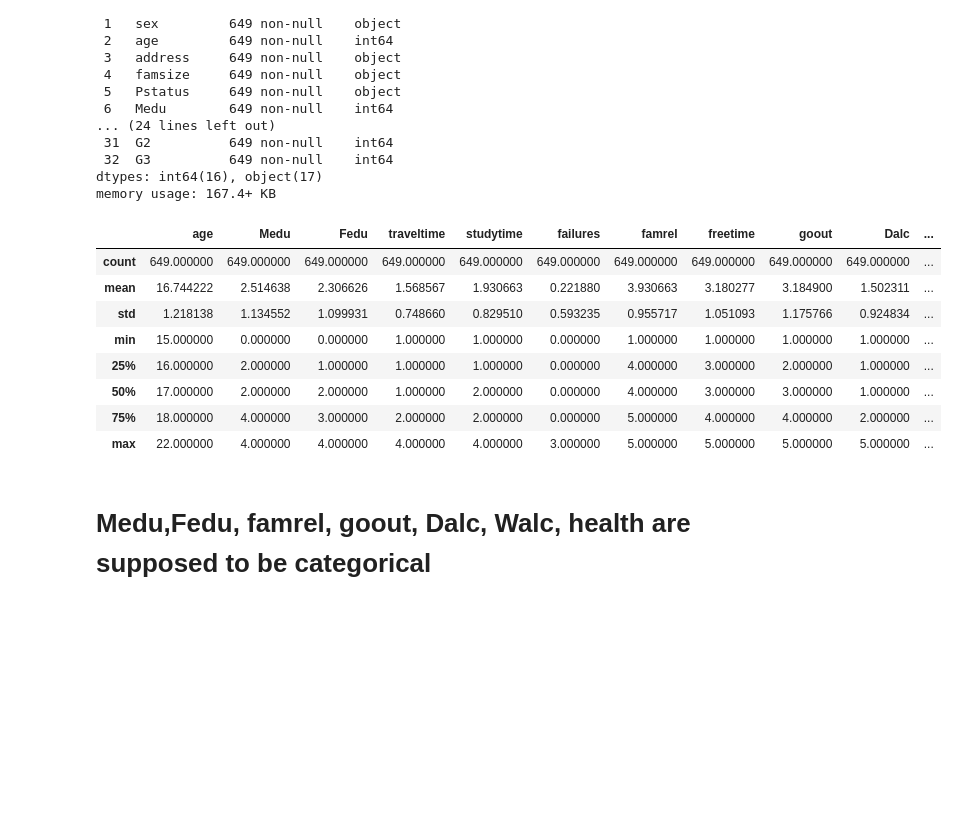
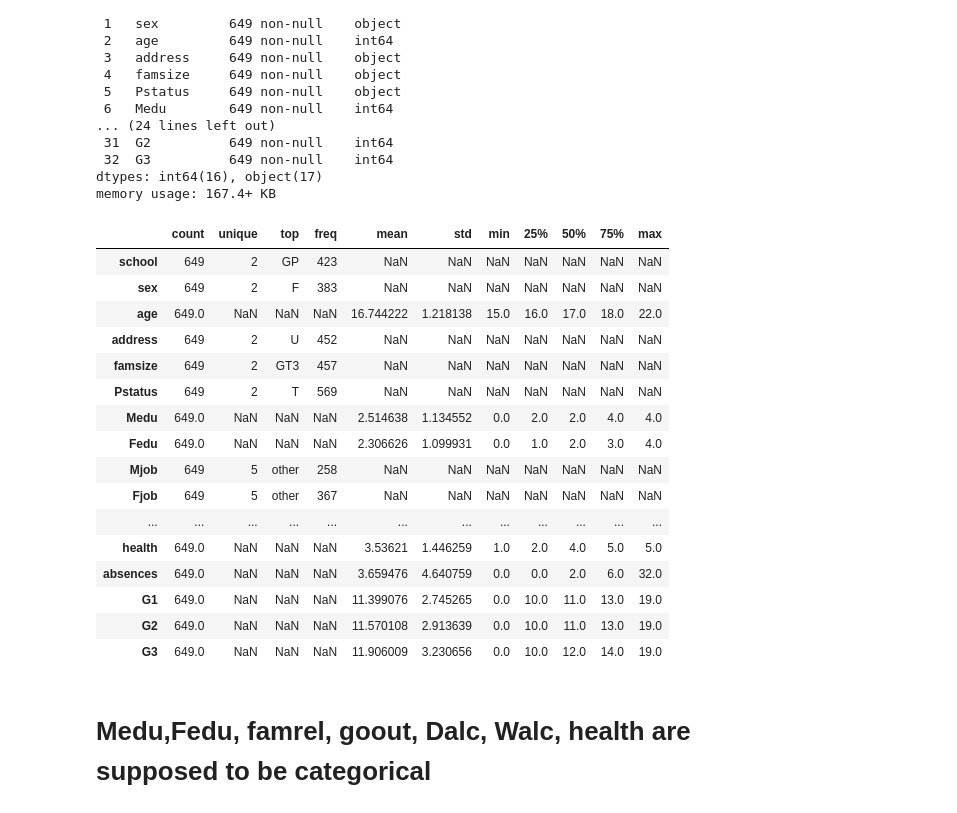
Before and after one commit to potatopotati/SC1015-mini-project, a Jupyter notebook: mini proj.ipynb, the cells around one changed output. Saved outputs shown, nothing was run; the diff lists cells and outputs as text; code cells hidden in the pictures; blank space fills up the shorter version.

```diff
--- a/mini proj.ipynb
+++ b/mini proj.ipynb
@@ -27,17 +27,25 @@ Data columns (total 33 columns):
 dtypes: int64(16), object(17)
 memory usage: 167.4+ KB
 # %%
-grade_df.describe()
+grade_df.describe(include='all').T
 # %% [output]
-|  | age | Medu | Fedu | traveltime | studytime | failures | famrel | freetime | goout | Dalc | ... |
-| count | 649.000000 | 649.000000 | 649.000000 | 649.000000 | 649.000000 | 649.000000 | 649.000000 | 649.000000 | 649.000000 | 649.000000 | ... |
-| mean | 16.744222 | 2.514638 | 2.306626 | 1.568567 | 1.930663 | 0.221880 | 3.930663 | 3.180277 | 3.184900 | 1.502311 | ... |
-| std | 1.218138 | 1.134552 | 1.099931 | 0.748660 | 0.829510 | 0.593235 | 0.955717 | 1.051093 | 1.175766 | 0.924834 | ... |
-| min | 15.000000 | 0.000000 | 0.000000 | 1.000000 | 1.000000 | 0.000000 | 1.000000 | 1.000000 | 1.000000 | 1.000000 | ... |
-| 25% | 16.000000 | 2.000000 | 1.000000 | 1.000000 | 1.000000 | 0.000000 | 4.000000 | 3.000000 | 2.000000 | 1.000000 | ... |
-| 50% | 17.000000 | 2.000000 | 2.000000 | 1.000000 | 2.000000 | 0.000000 | 4.000000 | 3.000000 | 3.000000 | 1.000000 | ... |
-| 75% | 18.000000 | 4.000000 | 3.000000 | 2.000000 | 2.000000 | 0.000000 | 5.000000 | 4.000000 | 4.000000 | 2.000000 | ... |
-| max | 22.000000 | 4.000000 | 4.000000 | 4.000000 | 4.000000 | 3.000000 | 5.000000 | 5.000000 | 5.000000 | 5.000000 | ... |
+|  | count | unique | top | freq | mean | std | min | 25% | 50% | 75% | max |
+| school | 649 | 2 | GP | 423 | NaN | NaN | NaN | NaN | NaN | NaN | NaN |
+| sex | 649 | 2 | F | 383 | NaN | NaN | NaN | NaN | NaN | NaN | NaN |
+| age | 649.0 | NaN | NaN | NaN | 16.744222 | 1.218138 | 15.0 | 16.0 | 17.0 | 18.0 | 22.0 |
+| address | 649 | 2 | U | 452 | NaN | NaN | NaN | NaN | NaN | NaN | NaN |
+| famsize | 649 | 2 | GT3 | 457 | NaN | NaN | NaN | NaN | NaN | NaN | NaN |
+| Pstatus | 649 | 2 | T | 569 | NaN | NaN | NaN | NaN | NaN | NaN | NaN |
+| Medu | 649.0 | NaN | NaN | NaN | 2.514638 | 1.134552 | 0.0 | 2.0 | 2.0 | 4.0 | 4.0 |
+| Fedu | 649.0 | NaN | NaN | NaN | 2.306626 | 1.099931 | 0.0 | 1.0 | 2.0 | 3.0 | 4.0 |
+| Mjob | 649 | 5 | other | 258 | NaN | NaN | NaN | NaN | NaN | NaN | NaN |
+| Fjob | 649 | 5 | other | 367 | NaN | NaN | NaN | NaN | NaN | NaN | NaN |
+| ... | ... | ... | ... | ... | ... | ... | ... | ... | ... | ... | ... |
+| health | 649.0 | NaN | NaN | NaN | 3.53621 | 1.446259 | 1.0 | 2.0 | 4.0 | 5.0 | 5.0 |
+| absences | 649.0 | NaN | NaN | NaN | 3.659476 | 4.640759 | 0.0 | 0.0 | 2.0 | 6.0 | 32.0 |
+| G1 | 649.0 | NaN | NaN | NaN | 11.399076 | 2.745265 | 0.0 | 10.0 | 11.0 | 13.0 | 19.0 |
+| G2 | 649.0 | NaN | NaN | NaN | 11.570108 | 2.913639 | 0.0 | 10.0 | 11.0 | 13.0 | 19.0 |
+| G3 | 649.0 | NaN | NaN | NaN | 11.906009 | 3.230656 | 0.0 | 10.0 | 12.0 | 14.0 | 19.0 |
 # %% [markdown]
 # Medu,Fedu, famrel, goout, Dalc, Walc, health are supposed to be categorical
 # %%
```
Also changed, not shown: parts of 21 cells of this notebook.
